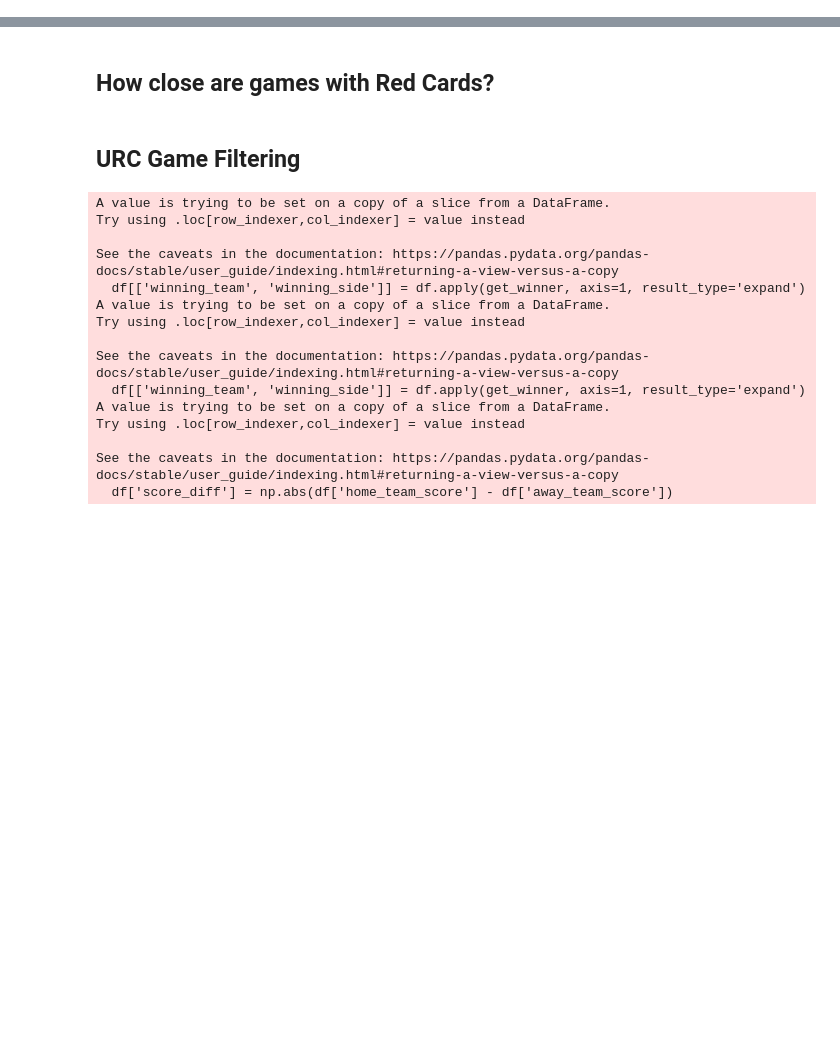
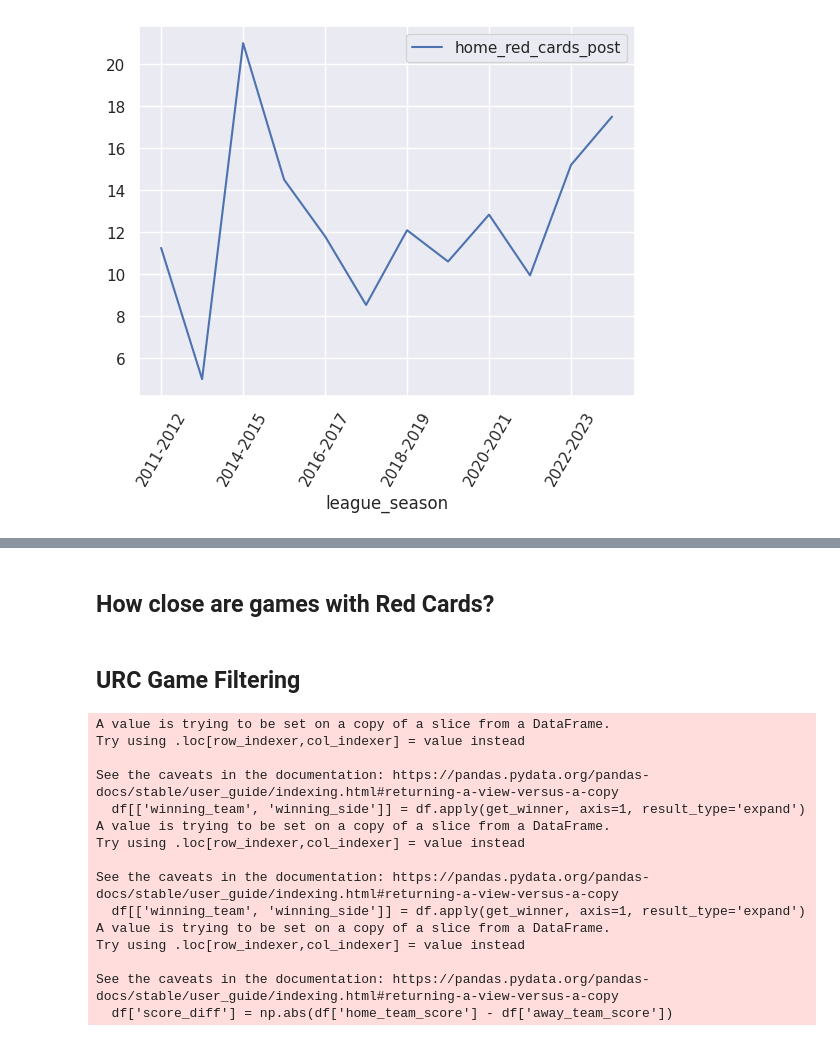
Before and after one commit to CGrosh/Rugby_DB_Analysis, a Jupyter notebook: scrape_code/notebooks/analysis/stat_test.ipynb, the cells around one changed output, grey strips where cells are left out. Cells and saved outputs as stored; diff of their text form; code cells hidden in the pictures; blank space fills up the shorter version.

```diff
--- a/scrape_code/stat_test.ipynb
+++ b/scrape_code/notebooks/analysis/stat_test.ipynb
@@ -86,0 +259,30 @@ total_club_df
+# %%
+def check_red_card_results(df):
+
+    # Values to return:
+    ## score_diff_post - Score Differential scored after getting a red card
+    ## score_diff_post_allowed - Score differential allowed after getting a red card
+    ## win_pre - Whether home team was winning at time of first red card
+    ## win_post - Whether home team won at end of game
+
+    home_red_post = None
+    home_red_post_allowed = None
+    away_red_post = None
+    away_red_post_allowed = None
+    win_val = True if df['home_team_score'] > df['away_team_score'] else False
+
+    if df['home_red_cards'] >= 1:
+        home_red_post = df['home_team_score'] - df['Home_Score']
+        home_red_post_allowed = df['away_team_score'] - df['Away_Score']
+
+    elif df['away_red_cards'] >= 1:
+        away_red_post = df['home_team_score'] - df['Home_Score']
+        away_red_post_allowed = df['away_team_score'] - df['Away_Score']
+
+    df['home_red_cards_post'] = home_red_post
+    df['home_red_cards_post_allowed'] = home_red_post_allowed
+    df['away_red_cards_post'] = away_red_post
+    df['away_red_cards_post_allowed'] = away_red_post_allowed
+    df['home_win'] = win_val
+
+    return df
@@ -86,0 +467,9 @@ total_club_df
+# %%
+red_card_data[red_card_data['home_win'] == True].plot(x='league_season', y='home_red_cards_post')
+
+plt.xticks(rotation=60)
+# plt.ylim(5,15)
+plt.legend()
+plt.show()
+# %% [output]
+[figure, added]
```
Also changed, not shown: parts of 28 cells of this notebook, 35 other files.
